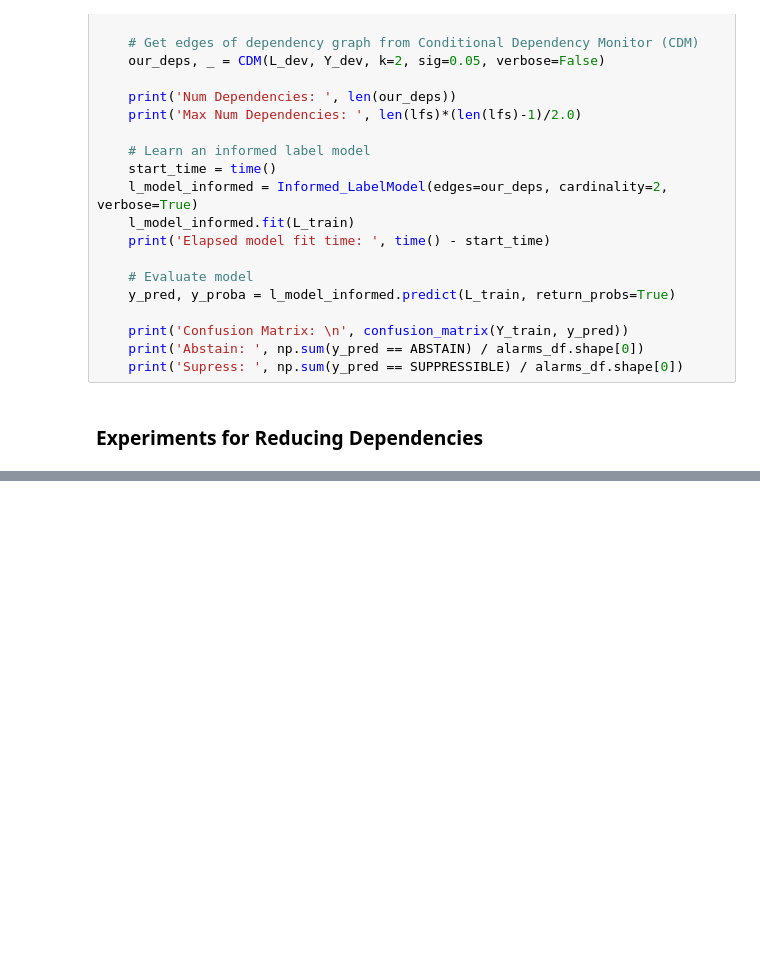
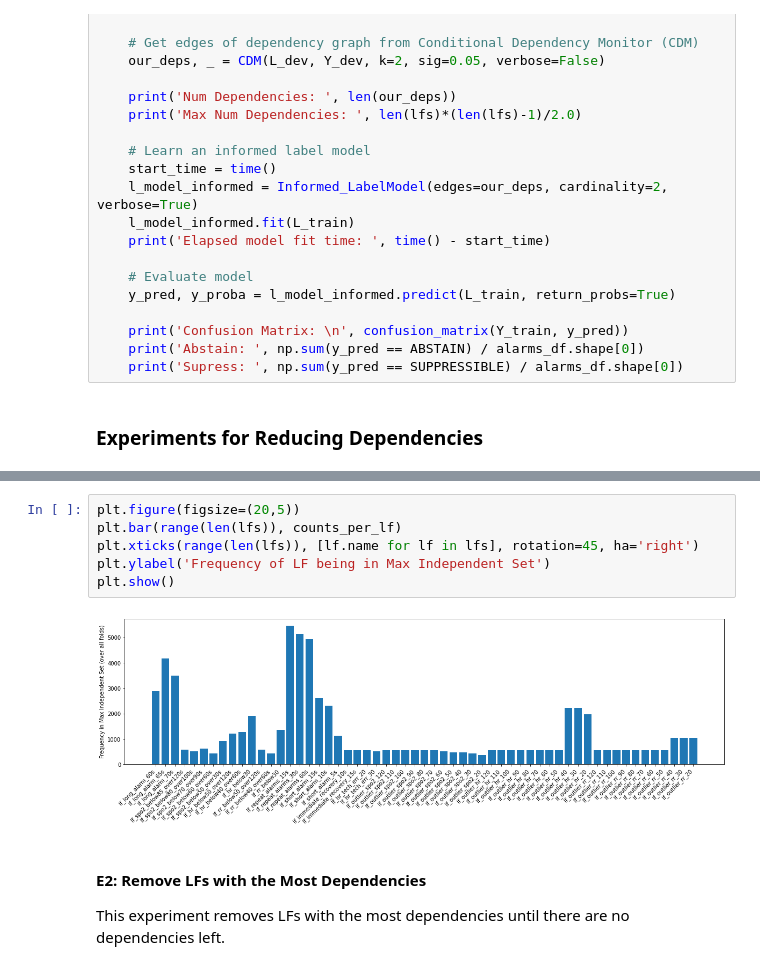
Before and after one commit to sfpugh/smart-alarm-learning-labels, a Jupyter notebook: learn_labels.ipynb, the cells around one changed output, grey strips where cells are left out. Cells and saved outputs as stored; diff of their text form; blank space fills up the shorter version.

```diff
--- a/learn_labels.ipynb
+++ b/learn_labels.ipynb
@@ -1393 +1477,12 @@ This experiment chooses the maximum subset of LFs such that there are no depende
+# %%
+plt.figure(figsize=(20,5))
+plt.bar(range(len(lfs)), counts_per_lf)
+plt.xticks(range(len(lfs)), [lf.name for lf in lfs], rotation=45, ha='right')
+plt.ylabel('Frequency of LF being in Max Independent Set')
+plt.show()
+# %% [output]
+[figure, added]
+# %% [markdown]
+#### E2: Remove LFs with the Most Dependencies
+This experiment removes LFs with the most dependencies until there are no dependencies left.
 # %%
```
Also changed, not shown: parts of 12 cells of this notebook.
